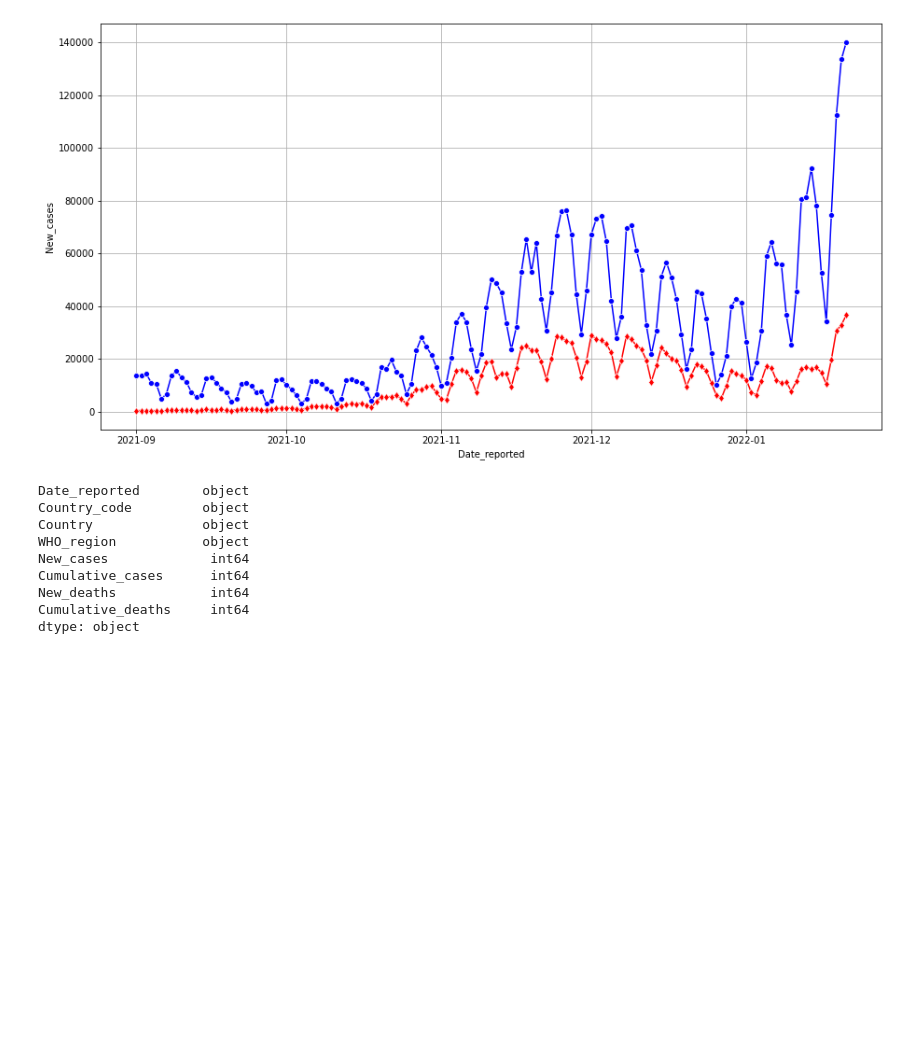
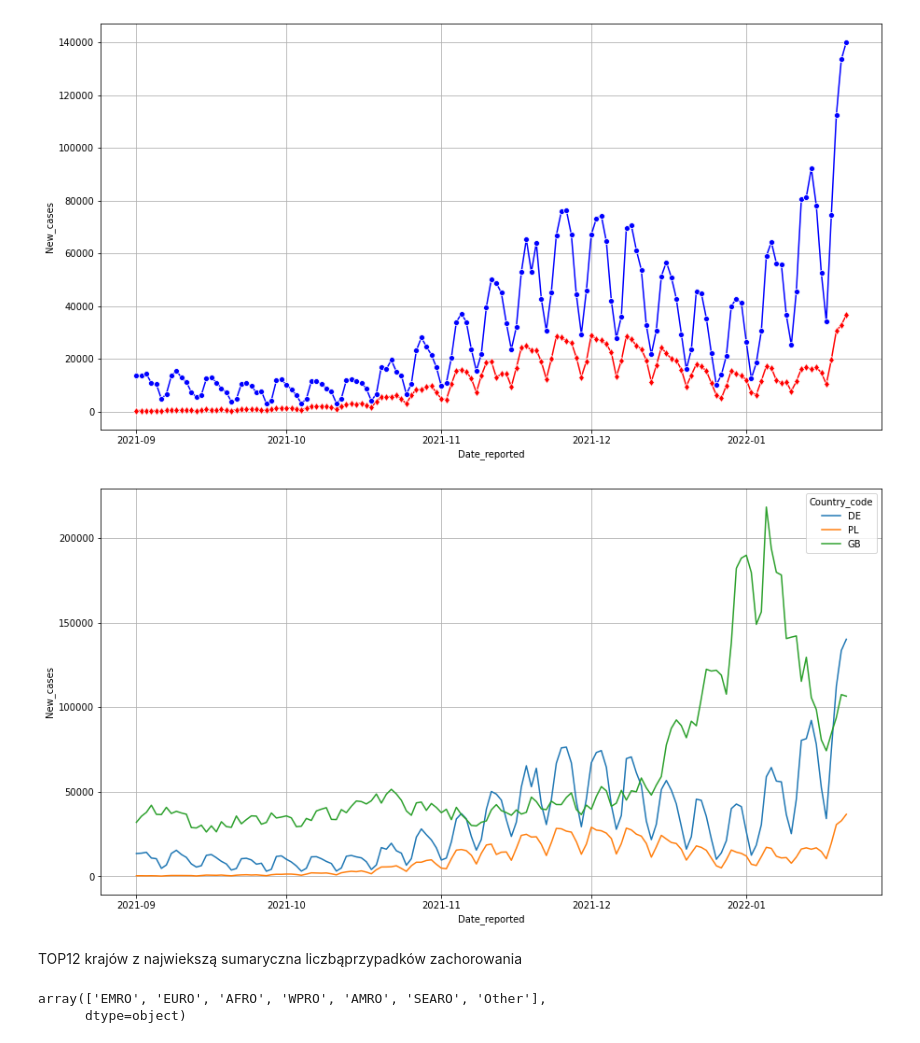
Before and after one commit to pad2012/Python2A, a Jupyter notebook: Dzien05/03-seaborn.ipynb, the cells around one changed output. Drawn from its saved outputs; the diff is of its cells as text; code cells hidden in the pictures; blank space fills up the shorter version.

```diff
--- a/Dzien05/03-seaborn.ipynb
+++ b/Dzien05/03-seaborn.ipynb
@@ -80,15 +80,18 @@ sns.lineplot(data=df.query(" Country_code=='DE' and Date_reported>='2021-09-01'
 plt.grid()
 # %% [output]
 [figure]
-# %%
-df.dtypes
-# %% [output]
-Date_reported        object
-Country_code         object
-Country              object
-WHO_region           object
-New_cases             int64
-Cumulative_cases      int64
-New_deaths            int64
-Cumulative_deaths     int64
-dtype: object
+# %%
+plt.figure(figsize=(15,8))
+sns.lineplot(data=df.query(" Country_code in ['PL','DE','GB'] and Date_reported>='2021-09-01' "),
+             x="Date_reported", y="New_cases", color="red",  hue="Country_code" )
+
+plt.grid()
+# %% [output]
+[figure, added]
+# %% [markdown]
+TOP12 krajów z najwiekszą sumaryczna liczbąprzypadków zachorowania
+# %%
+df.WHO_region.unique()
+# %% [output]
+array(['EMRO', 'EURO', 'AFRO', 'WPRO', 'AMRO', 'SEARO', 'Other'],
+      dtype=object)
```
Also changed, not shown: parts of 31 cells of this notebook, 1 other file.
